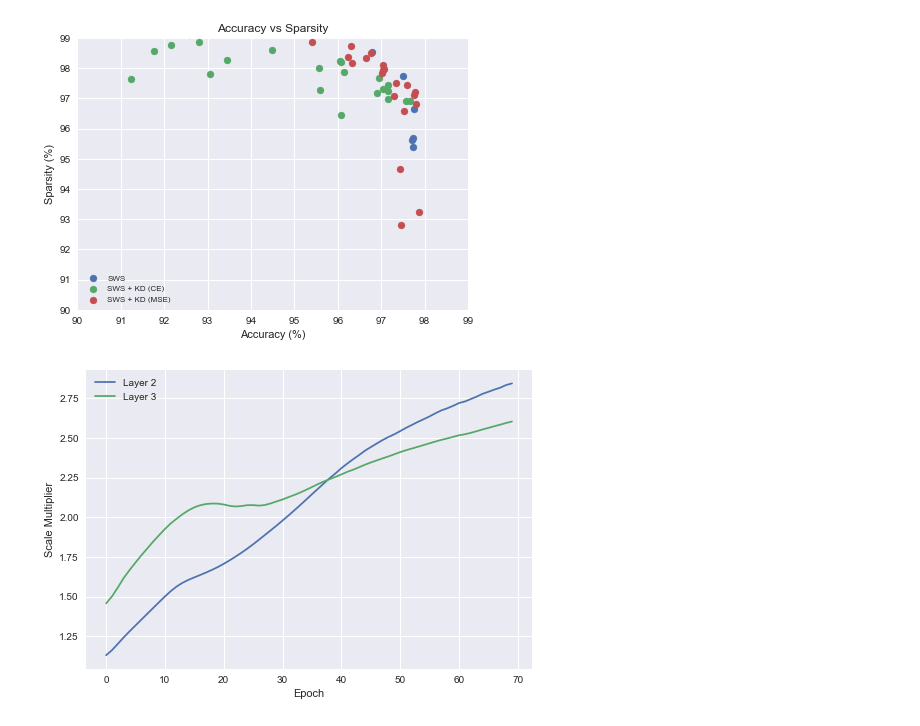
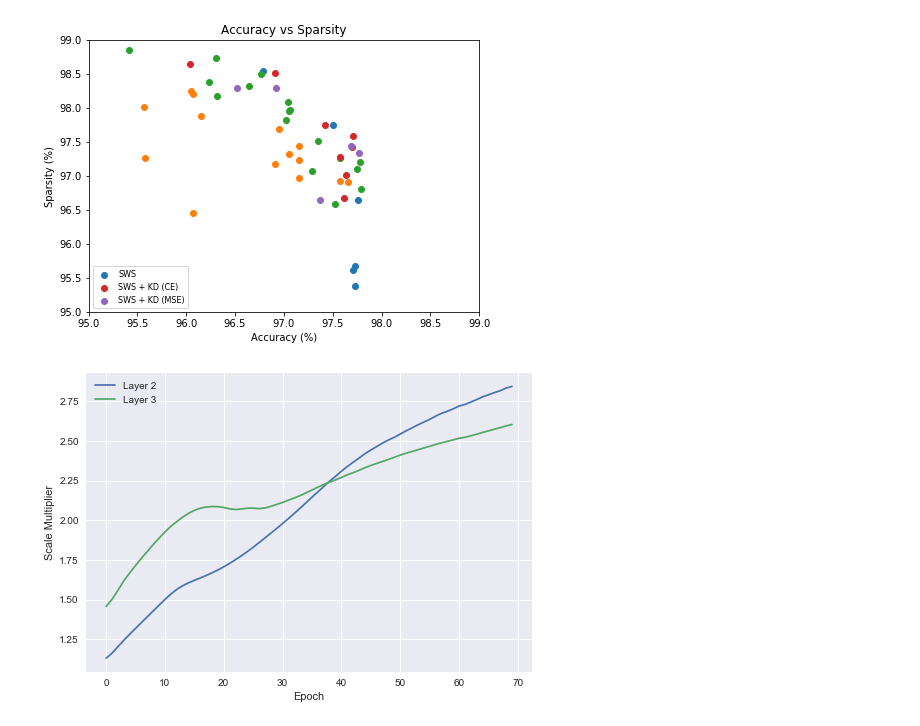
Before and after one commit to okz12/NN_compression, a Jupyter notebook: writeup/comparison.ipynb, the cells around one changed output. Cells and saved outputs as stored; diff of their text form; code cells hidden in the pictures.

```diff
--- a/writeup/comparison.ipynb
+++ b/writeup/comparison.ipynb
@@ -55,21 +55,34 @@ for tau in taulist:
     res = loadfile(1, 0.1, 1000, 1000, tau, int(0), 16, "LeNet_300_100", model_save_dir = "./sws/files")
     c_exp.loc[idx] = (["SWS", int(0), tau, res["prune_acc"]["test"], res["sparsity"]])
     idx+=1
+
+ln_taul = [5e-7, 8e-7, 1e-6, 5e-6, 8e-6, 6e-7, 9e-7, 2e-6, 3e-6, 7e-7]
+for tau in ln_taul:
+    #SWS
+    res = loadfile(1, 0.1, 1000, 1000, tau, int(0), 16, "LeNet_300_100", scaling = True, model_save_dir = "./scaling/files", fn="_S0")
+    c_exp.loc[idx] = (["SWS + Fixed Scaling", 0, tau, res["prune_acc"]["test"], res["sparsity"]])
+    idx+=1
+    #SWS + KD
+    res = loadfile(250, 10, 2500, 1250,  tau, 4,  16, "LeNet_300_100", scaling = True, model_save_dir = "./scaling/files", fn = "_MSE_S0")
+    c_exp.loc[idx] = (["SWS + KD + Fixed Scaling", 4, tau, res["prune_acc"]["test"], res["sparsity"]])
+    idx+=1
 # %%
 plt.figure(figsize=(7,5))
 sws_scatter = plt.scatter(c_exp.query('method == \'SWS\'')['acc'], c_exp.query('method == \'SWS\'')['sp'])
 kd_ce_scatter = plt.scatter(c_exp.query('method == \'KD CE\'')['acc'], c_exp.query('method == \'KD CE\'')['sp'])
 kd_mse_scatter = plt.scatter(c_exp.query('method == \'KD MSE\'')['acc'], c_exp.query('method == \'KD MSE\'')['sp'])
+kd_ce_scatter = plt.scatter(c_exp.query('method == \'SWS + Fixed Scaling\'')['acc'], c_exp.query('method == \'SWS + Fixed Scaling\'')['sp'])
+kd_mse_scatter = plt.scatter(c_exp.query('method == \'SWS + KD + Fixed Scaling\'')['acc'], c_exp.query('method == \'SWS + KD + Fixed Scaling\'')['sp'])
 plt.title("Accuracy vs Sparsity")
 plt.xlabel("Accuracy (%)")
 plt.ylabel("Sparsity (%)")
 plt.legend((sws_scatter, kd_ce_scatter, kd_mse_scatter), ('SWS', "SWS + KD (CE)", "SWS + KD (MSE)"), scatterpoints=1, loc='lower left', ncol=1, fontsize=8)
-plt.xlim([90,99])
-plt.ylim([90,99])
+plt.xlim([95,99])
+plt.ylim([95,99])
 #plt.savefig('figs/accvsp.eps', format='eps', dpi=600)
 plt.show()
 # %% [output]
-[figure, old version]
+[figure, new version]
 # %%
 
 with open('./scaling/files/mnist_retrain_res_LeNet_300_100_m1000_zm5000_r90_t2e-05_m16_kdT5_s_full_CE.p','rb') as f:
```
Also changed, not shown: 4 other files.
